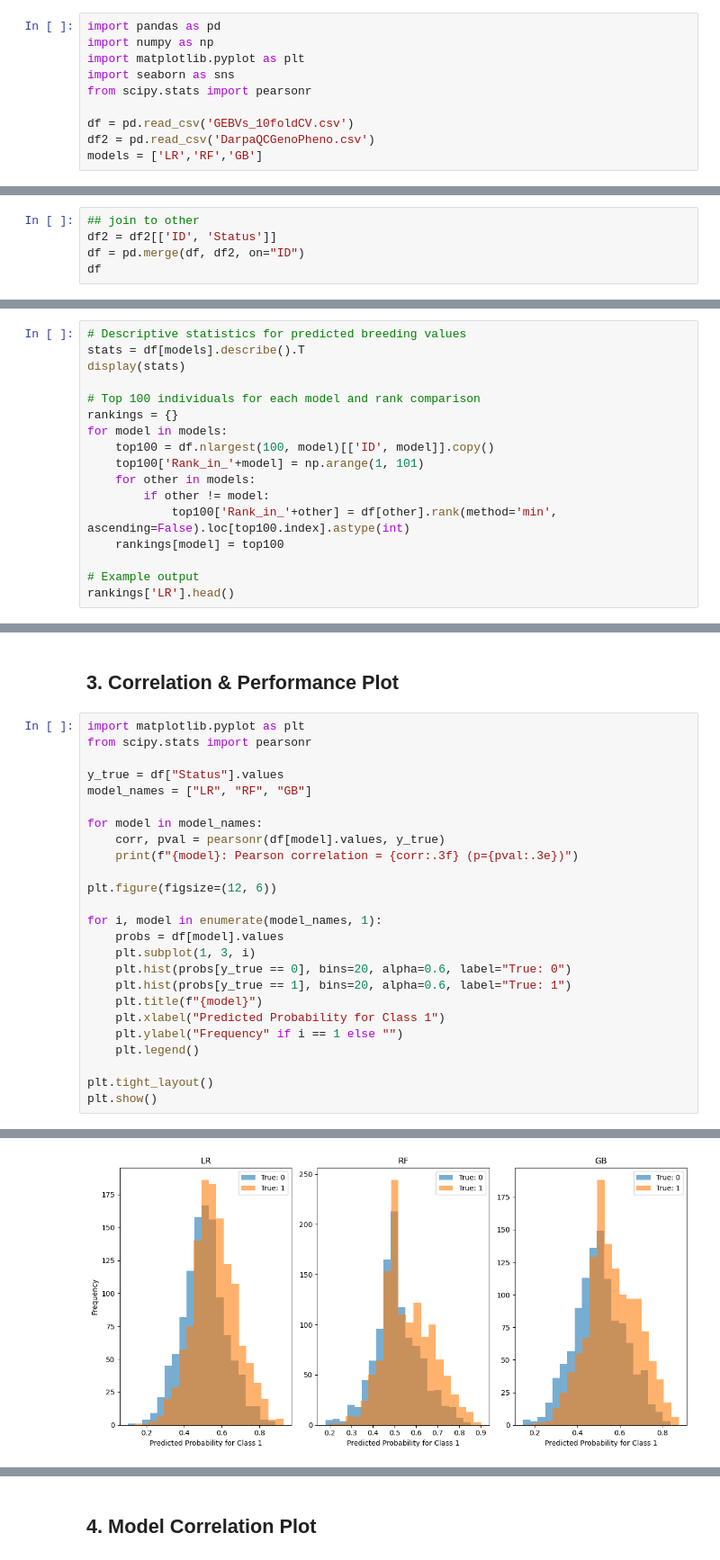
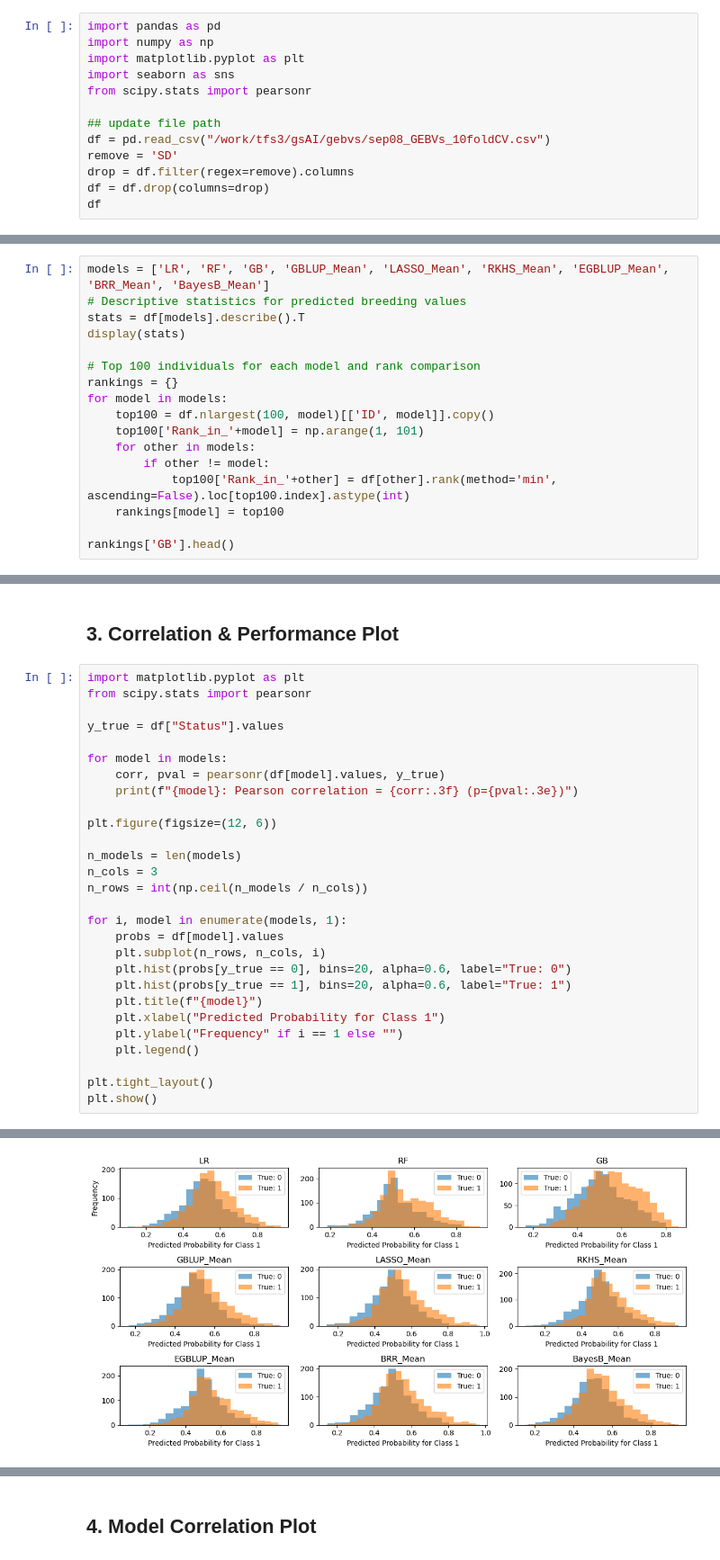
Before and after one commit to henrysun9074/gsAI, a Jupyter notebook: 03_visualization.ipynb, the cells around one changed output, grey strips where cells are left out. Shown at 90% size. Cells and saved outputs as stored; diff of their text form.

```diff
--- a/03_visualization.ipynb
+++ b/03_visualization.ipynb
@@ -10,7 +10,10 @@ import matplotlib.pyplot as plt
 import seaborn as sns
 from scipy.stats import pearsonr
 
-df = pd.read_csv('GEBVs_10foldCV.csv')
-df2 = pd.read_csv('DarpaQCGenoPheno.csv')
-models = ['LR','RF','GB']
+## update file path
+df = pd.read_csv("/work/tfs3/gsAI/gebvs/sep08_GEBVs_10foldCV.csv")
+remove = 'SD'
+drop = df.filter(regex=remove).columns
+df = df.drop(columns=drop)
+df
 # %% [output]
@@ -30,5 +32,0 @@ models = ['LR','RF','GB']
-# %%
-## join to other
-df2 = df2[['ID', 'Status']]
-df = pd.merge(df, df2, on="ID")
-df
@@ -49,6 +33,7 @@ df
 # %% [markdown]
 ## 1. Descriptive Statistics & Rank Comparison
 # %%
+models = ['LR', 'RF', 'GB', 'GBLUP_Mean', 'LASSO_Mean', 'RKHS_Mean', 'EGBLUP_Mean', 'BRR_Mean', 'BayesB_Mean']
 # Descriptive statistics for predicted breeding values
 stats = df[models].describe().T
 display(stats)
@@ -63,7 +48,6 @@ for model in models:
             top100['Rank_in_'+other] = df[other].rank(method='min', ascending=False).loc[top100.index].astype(int)
     rankings[model] = top100
 
-# Example output
-rankings['LR'].head()
+rankings['GB'].head()
 # %% [output]
 |  | count | mean | std | min | 25% | 50% | 75% | max |
@@ -125,17 +115,20 @@ import matplotlib.pyplot as plt
 from scipy.stats import pearsonr
 
 y_true = df["Status"].values
-model_names = ["LR", "RF", "GB"]
 
-for model in model_names:
+for model in models:
     corr, pval = pearsonr(df[model].values, y_true)
     print(f"{model}: Pearson correlation = {corr:.3f} (p={pval:.3e})")
 
 plt.figure(figsize=(12, 6))
 
-for i, model in enumerate(model_names, 1):
+n_models = len(models)
+n_cols = 3
+n_rows = int(np.ceil(n_models / n_cols))
+
+for i, model in enumerate(models, 1):
     probs = df[model].values
-    plt.subplot(1, 3, i)
+    plt.subplot(n_rows, n_cols, i)
     plt.hist(probs[y_true == 0], bins=20, alpha=0.6, label="True: 0")
     plt.hist(probs[y_true == 1], bins=20, alpha=0.6, label="True: 1")
     plt.title(f"{model}")
@@ -152 +151 @@ GB: Pearson correlation = 0.248 (p=2.370e-34)
-[figure, old version]
+[figure, new version]
```
Also changed, not shown: parts of 11 cells of this notebook, 8 other files.
